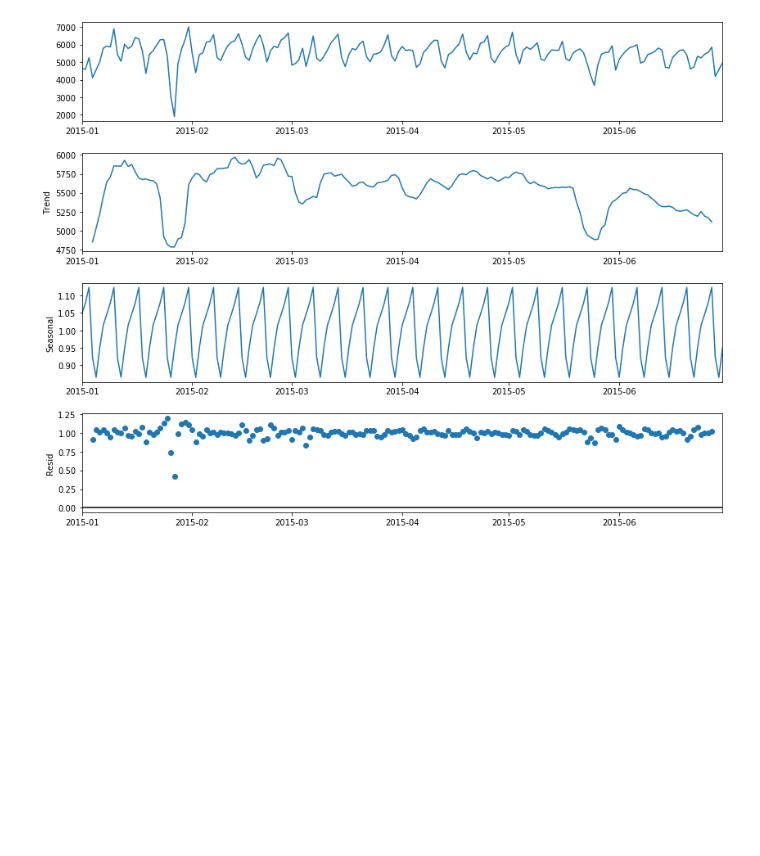
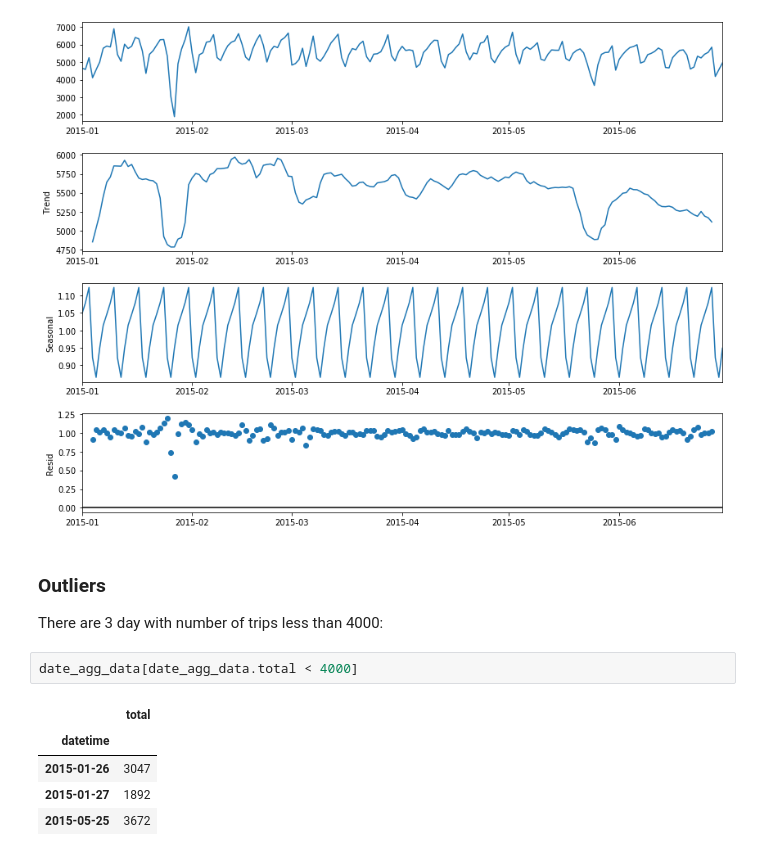
Before and after one commit to sash-ko/ai-transportation, a Jupyter notebook: cnn_demand_model/1_Exploration.ipynb, the cells around one changed output. Cells and saved outputs as stored; diff of their text form; blank space fills up the shorter version.

Commit message:
Explain outliers

```diff
--- a/cnn_demand_model/1_Exploration.ipynb
+++ b/cnn_demand_model/1_Exploration.ipynb
@@ -178,3 +178,15 @@ fig.set_figheight(9)
 fig.set_figwidth(12);
 # %% [output]
 [figure]
+# %% [markdown]
+### Outliers
+
+There are 3 day with number of trips less than 4000:
+# %%
+date_agg_data[date_agg_data.total < 4000]
+# %% [output]
+|  | total |
+| datetime |  |
+| 2015-01-26 | 3047 |
+| 2015-01-27 | 1892 |
+| 2015-05-25 | 3672 |
```
Also changed, not shown: parts of 2 cells of this notebook.
